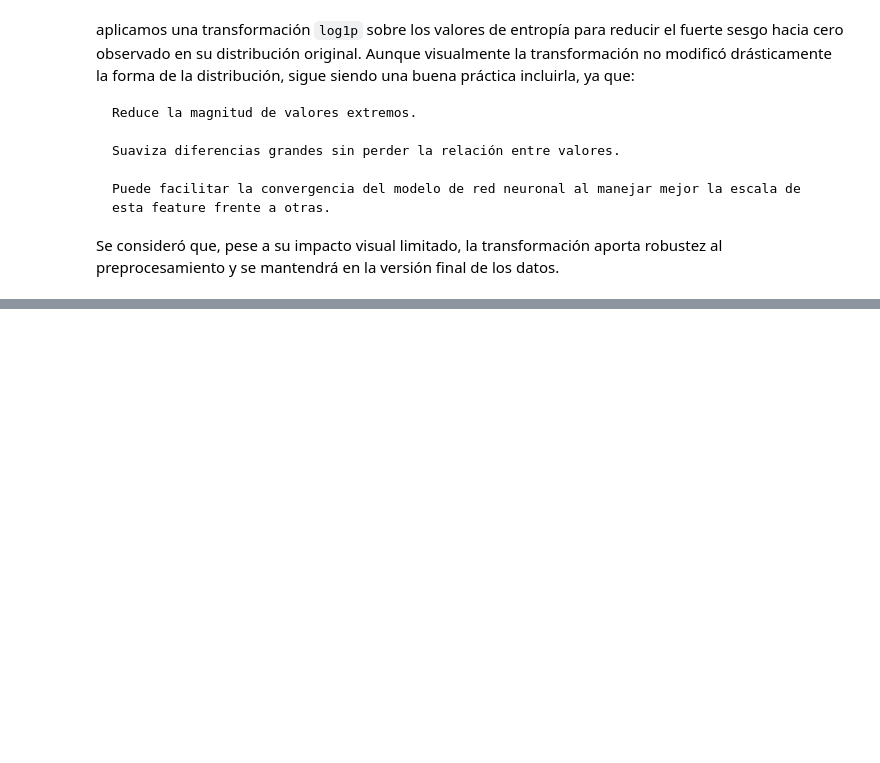
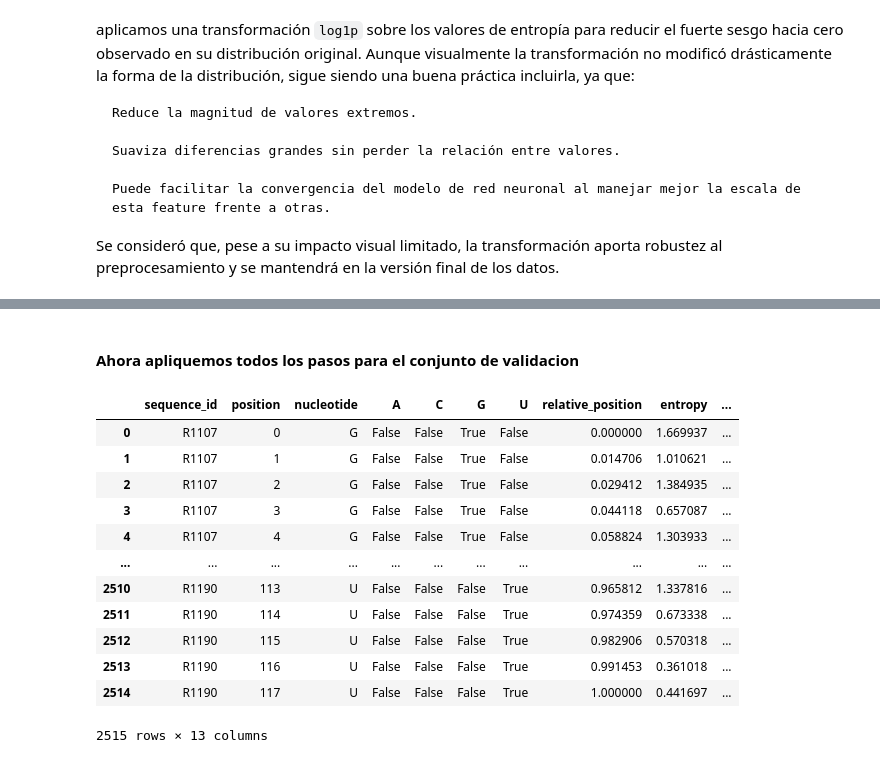
Before and after one commit to rospeltof/Stanford-RNA-3D-FOLDING, a Jupyter notebook: code/02_Data_Processing.ipynb, the cells around one changed output, grey strips where cells are left out. Drawn from its saved outputs; the diff is of its cells as text; code cells hidden in the pictures; blank space fills up the shorter version.

Commit message:
Comienzo modelado
Ya cree los dataframes con la estructura necesaria

```diff
--- a/code/02_Data_Processing.ipynb
+++ b/code/02_Data_Processing.ipynb
@@ -178,0 +301,50 @@ Se consideró que, pese a su impacto visual limitado, la transformación aporta
+# %% [markdown]
+#### Ahora apliquemos todos los pasos para el conjunto de validacion
+# %%
+val_labels_path = os.path.join('..', 'data', 'validation_labels.csv')
+val_sequences_path = os.path.join('..', 'data', 'validation_sequences.csv')
+
+val_labels = pd.read_csv(val_labels_path)
+val_seqs = pd.read_csv(val_sequences_path)
+# %%
+val_labels[['sequence_id', 'position']] = val_labels['ID'].str.extract(r'(.+)_([0-9]+)')
+val_labels['position'] = val_labels['position'].astype(int) - 1
+# %%
+# 3. Expandir secuencias a formato largo
+df_val_long = expand_sequences(val_seqs)  # genera: sequence_id, position, nucleotide
+
+# 4. One-hot encoding + posición relativa
+df_val_long = add_one_hot(df_val_long)
+df_val_long = add_relative_position(df_val_long)
+
+# 5. Entropía desde MSA con actualización automática
+df_val_long, entropy_df_updated = add_entropy_features_hybrid(
+    df_val_long,
+    entropy_df,  # el dataframe tipo matriz que ya tienes cargado de entropy_data.csv
+    msa_folder='../data/MSA',
+    seq_dict=dict(zip(val_seqs['target_id'], val_seqs['sequence'])),
+    msa_entropy_func=msa_entropy_with_reference
+)
+
+# (Opcional) Guardar el nuevo archivo actualizado
+entropy_df_updated.to_csv('../data/entropy_data_actualizado.csv')
+
+# 6. Merge con etiquetas reales
+df_val = df_val_long.merge(val_labels[['sequence_id', 'position', 'x_1', 'y_1', 'z_1']],
+                           on=['sequence_id', 'position'], how='inner')
+# %%
+df_val
+# %% [output]
+|  | sequence_id | position | nucleotide | A | C | G | U | relative_position | entropy | ... |
+| 0 | R1107 | 0 | G | False | False | True | False | 0.000000 | 1.669937 | ... |
+| 1 | R1107 | 1 | G | False | False | True | False | 0.014706 | 1.010621 | ... |
+| 2 | R1107 | 2 | G | False | False | True | False | 0.029412 | 1.384935 | ... |
+| 3 | R1107 | 3 | G | False | False | True | False | 0.044118 | 0.657087 | ... |
+| 4 | R1107 | 4 | G | False | False | True | False | 0.058824 | 1.303933 | ... |
+| ... | ... | ... | ... | ... | ... | ... | ... | ... | ... | ... |
+| 2510 | R1190 | 113 | U | False | False | False | True | 0.965812 | 1.337816 | ... |
+| 2511 | R1190 | 114 | U | False | False | False | True | 0.974359 | 0.673338 | ... |
+| 2512 | R1190 | 115 | U | False | False | False | True | 0.982906 | 0.570318 | ... |
+| 2513 | R1190 | 116 | U | False | False | False | True | 0.991453 | 0.361018 | ... |
+| 2514 | R1190 | 117 | U | False | False | False | True | 1.000000 | 0.441697 | ... |
+2515 rows × 13 columns
```
Also changed, not shown: parts of 10 cells of this notebook, 6 other files.
